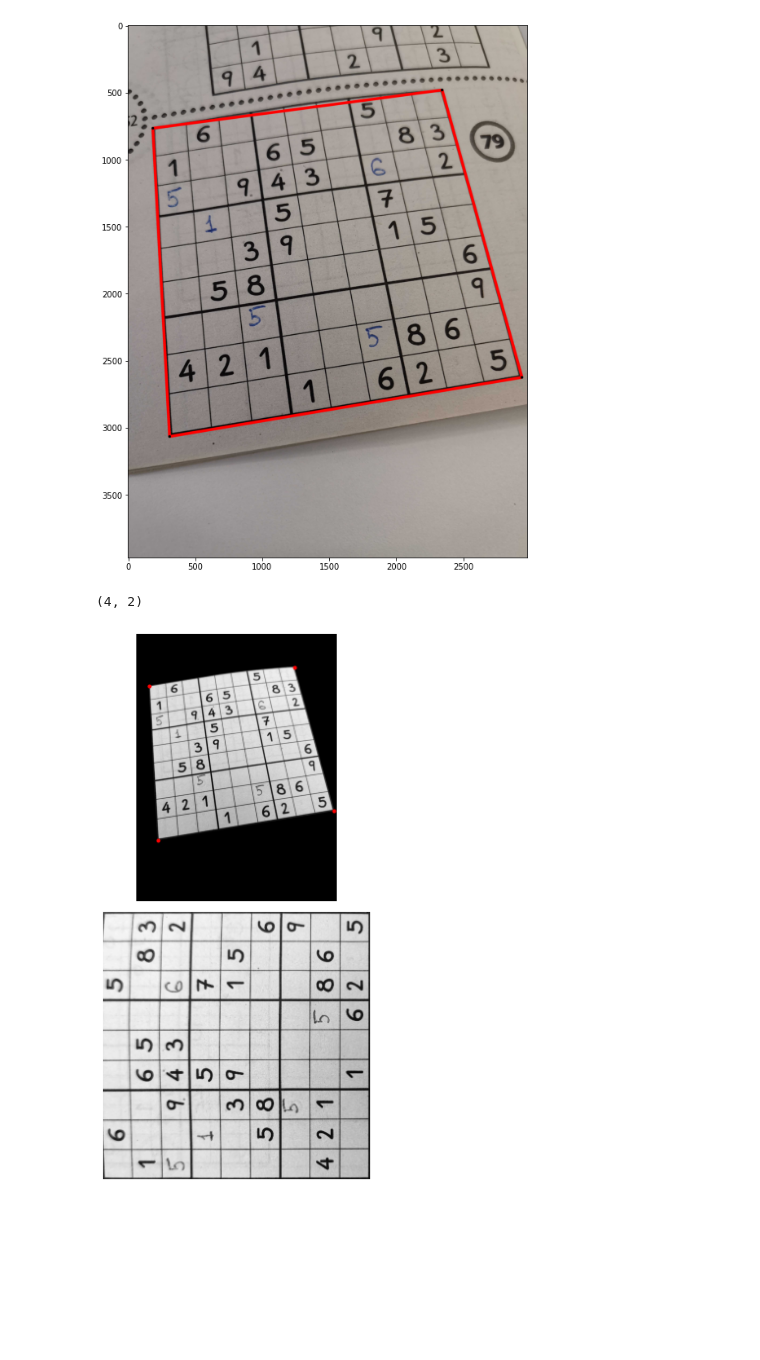
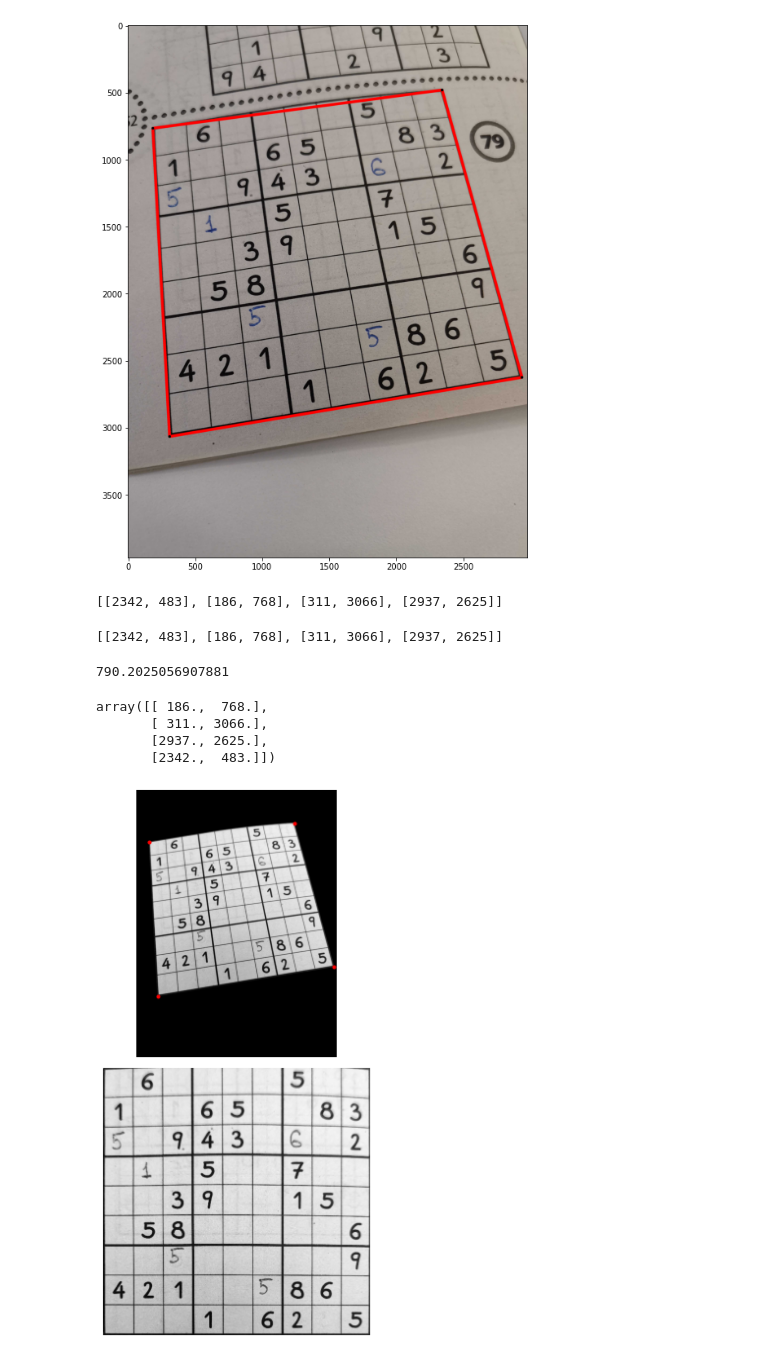
Before and after one commit to bcd8697/intro-to-CV, a Jupyter notebook: homework2/hw2.ipynb, the cells around one changed output. Cells and saved outputs as stored; diff of their text form; code cells hidden in the pictures; blank space fills up the shorter version.

Commit message:
added euclidean approach to projection

```diff
--- a/homework2/hw2.ipynb
+++ b/homework2/hw2.ipynb
@@ -134,6 +134,7 @@ plt.imshow(img_r)
 [figure]
 # %%
 approx = approx.reshape(approx.shape[0], approx.shape[2])
-approx.shape
+approx = approx.tolist()
+approx
 # %% [output]
-(4, 2)
+[[2342, 483], [186, 768], [311, 3066], [2937, 2625]]
@@ -140,21 +148,60 @@ approx.shape
+# %%
+approx
+# %% [output]
+[[2342, 483], [186, 768], [311, 3066], [2937, 2625]]
+# %%
+np.sqrt(approx[1][0]**2 + approx[1][1]**2)
+# %% [output]
+790.2025056907881
+# %%
+max_coord_sum = 500
+min_coord_sum = 100000
+
+for i in range(len(approx)):
+  # maximum and minimum euclidean distance (max - x3y3, min - x1y1)
+  if np.sqrt(approx[i][0]**2 + approx[i][1]**2) > max_coord_sum:
+    max_coord_sum = np.sqrt(approx[i][0]**2 + approx[i][1]**2)
+    x3y3 = approx[i]
+  if np.sqrt(approx[i][0]**2 + approx[i][1]**2) < min_coord_sum:
+    min_coord_sum = np.sqrt(approx[i][0]**2 + approx[i][1]**2)
+    x1y1 = approx[i]
+
+# x2y2 and x4y4
+for i in range(len(approx)):
+  if (approx[i] != x1y1) and (approx[i] != x3y3) and (approx[i][0] < x3y3[0]) and (approx[i][1] > x1y1[1]):
+    x2y2 = approx[i]
+  if (approx[i] != x1y1) and (approx[i] != x3y3) and (approx[i][0] > x1y1[0]) and (approx[i][1] < x3y3[1]):
+    x4y4 = approx[i]
+
+coordinates_transform[0] = x1y1
+coordinates_transform[1] = x2y2
+coordinates_transform[2] = x3y3
+coordinates_transform[3] = x4y4
+
+coordinates_transform
+# %% [output]
+array([[ 186.,  768.],
+       [ 311., 3066.],
+       [2937., 2625.],
+       [2342.,  483.]])
 # %%
 src = np.array([[0, 0], [0, 500], [500, 500], [500, 0]])
-dst = np.array(approx.tolist())
+dst = np.array(coordinates_transform.tolist())
 
 tform3 = transform.ProjectiveTransform()
 tform3.estimate(src, dst)
 warped = transform.warp(img_transform, tform3, output_shape=(500, 500))
 
 fig, ax = plt.subplots(nrows=2, figsize=(8, 8))
 
 ax[0].imshow(img_transform, cmap=plt.cm.gray)
 ax[0].plot(dst[:, 0], dst[:, 1], '.r')
 ax[1].imshow(warped, cmap=plt.cm.gray)
 
 for a in ax:
     a.axis('off')
 
 plt.tight_layout()
 plt.show()
 # %% [output]
-[figure, old version]
+[figure, new version]
```
Also changed, not shown: parts of 2 cells of this notebook.
